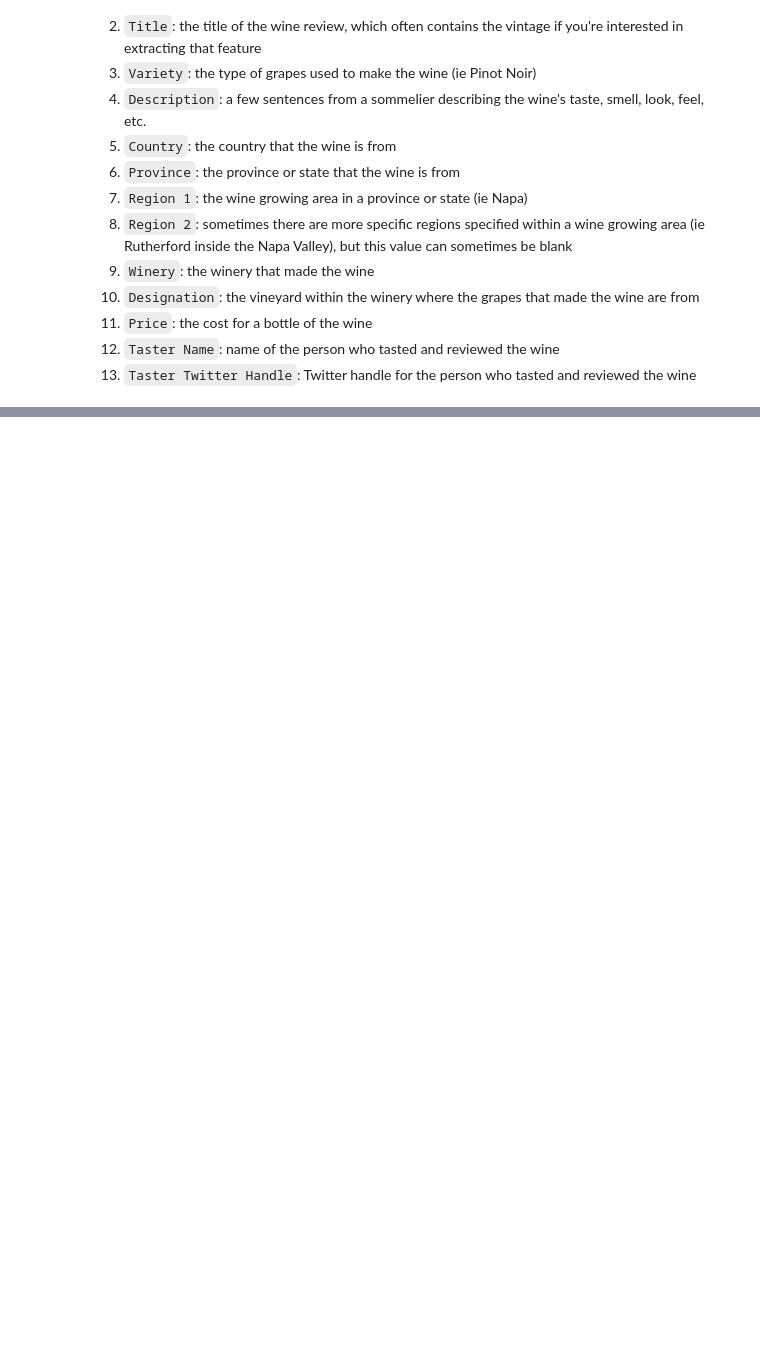
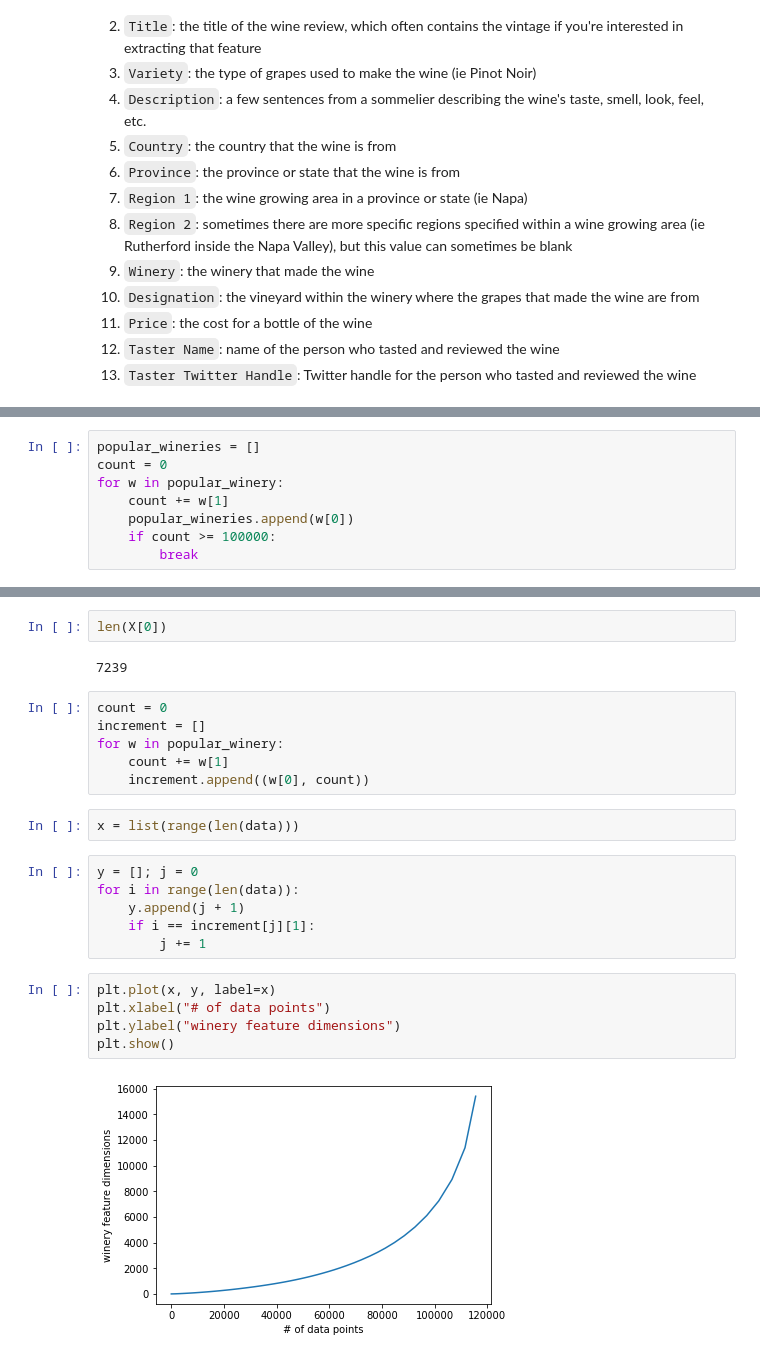
Before and after one commit to junruren/Wine-Reviews-Mining, a Jupyter notebook: data_exploration_alex.ipynb, the cells around one changed output, grey strips where cells are left out. Saved outputs shown, nothing was run; the diff lists cells and outputs as text; blank space fills up the shorter version.

```diff
--- a/data_exploration_alex.ipynb
+++ b/data_exploration_alex.ipynb
@@ -94,0 +66,8 @@ LinearRegression(copy_X=True, fit_intercept=True, n_jobs=1, normalize=False)
+# %%
+popular_wineries = []
+count = 0
+for w in popular_winery:
+    count += w[1]
+    popular_wineries.append(w[0])
+    if count >= 100000:
+        break
@@ -94,0 +109,25 @@ LinearRegression(copy_X=True, fit_intercept=True, n_jobs=1, normalize=False)
+# %%
+len(X[0])
+# %% [output]
+7239
+# %%
+count = 0
+increment = []
+for w in popular_winery:
+    count += w[1]
+    increment.append((w[0], count))
+# %%
+x = list(range(len(data)))
+# %%
+y = []; j = 0
+for i in range(len(data)):
+    y.append(j + 1)
+    if i == increment[j][1]:
+        j += 1
+# %%
+plt.plot(x, y, label=x)
+plt.xlabel("# of data points")
+plt.ylabel("winery feature dimensions")
+plt.show()
+# %% [output]
+[figure, added]
```
Also changed, not shown: parts of 50 cells of this notebook.
